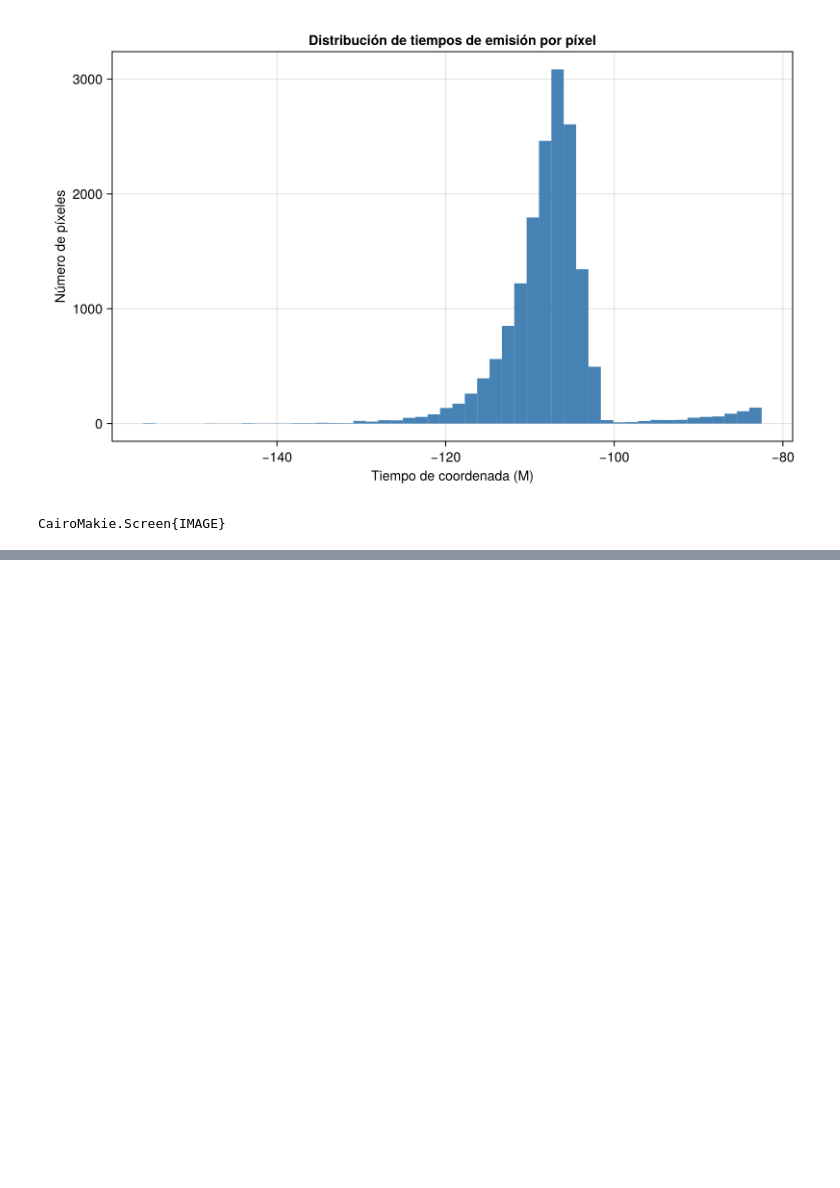
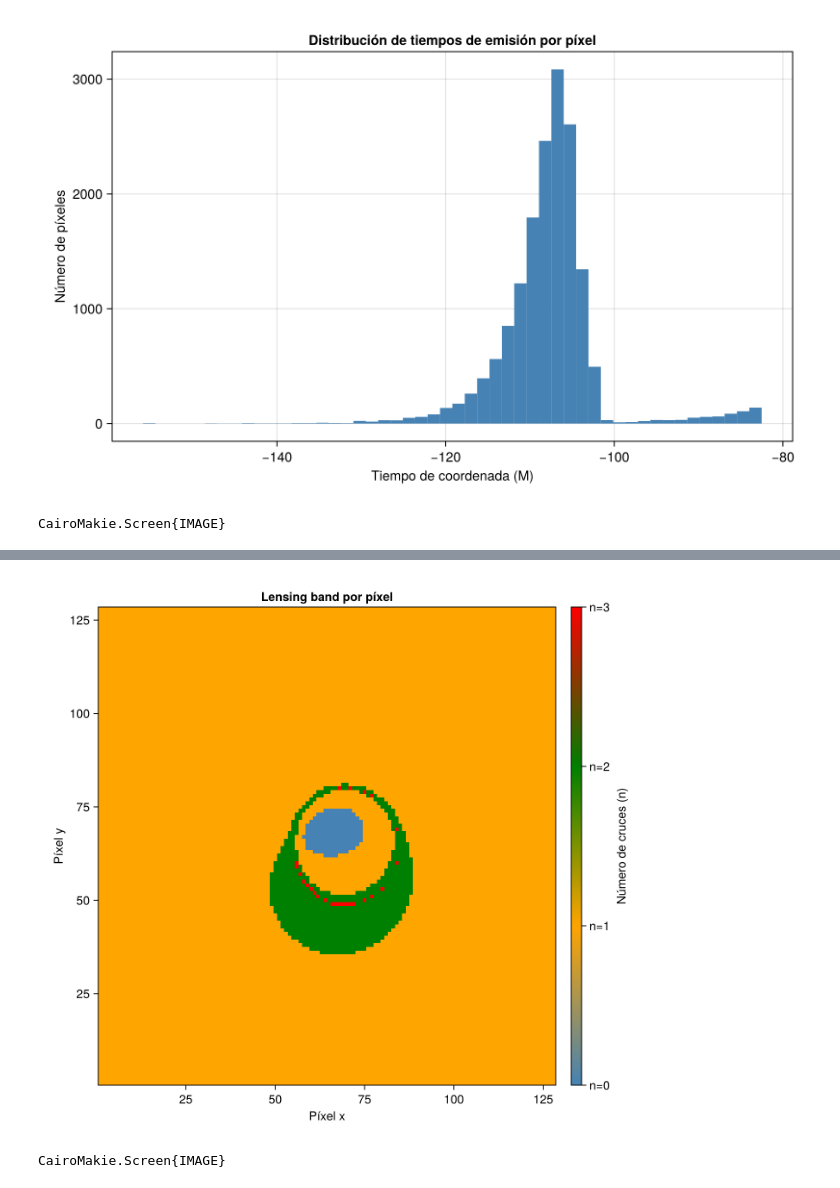
Before and after one commit to drojaspater/JipoleBrisk, a Jupyter notebook: example_notebooks/SlowLightGRMHD.ipynb, the cells around one changed output, grey strips where cells are left out. Cells and saved outputs as stored; diff of their text form; code cells hidden in the pictures; blank space fills up the shorter version.

```diff
--- a/example_notebooks/SlowLightGRMHD.ipynb
+++ b/example_notebooks/SlowLightGRMHD.ipynb
@@ -842,0 +947,26 @@ CairoMakie.Screen{IMAGE}
+# %%
+using CairoMakie
+
+# Crear mapa de colores por orden de imagen
+fig = Figure(size=(700, 650))
+ax = Axis(fig[1,1],
+    title  = "Lensing band por píxel",
+    xlabel = "Píxel x",
+    ylabel = "Píxel y"
+)
+
+# Usar midplane_crossings directamente como valor del heatmap
+hm = heatmap!(ax, midplane_crossings,
+    colormap = [:steelblue, :orange, :green, :red],
+    colorrange = (0, 3)
+)
+
+Colorbar(fig[1,2], hm,
+    label  = "Número de cruces (n)",
+    ticks  = (0:3, ["n=0", "n=1", "n=2", "n=3"])
+)
+
+display(fig)
+# %% [output]
+[figure, added]
+CairoMakie.Screen{IMAGE}
```
Also changed, not shown: parts of 13 cells of this notebook, 5 other files.
